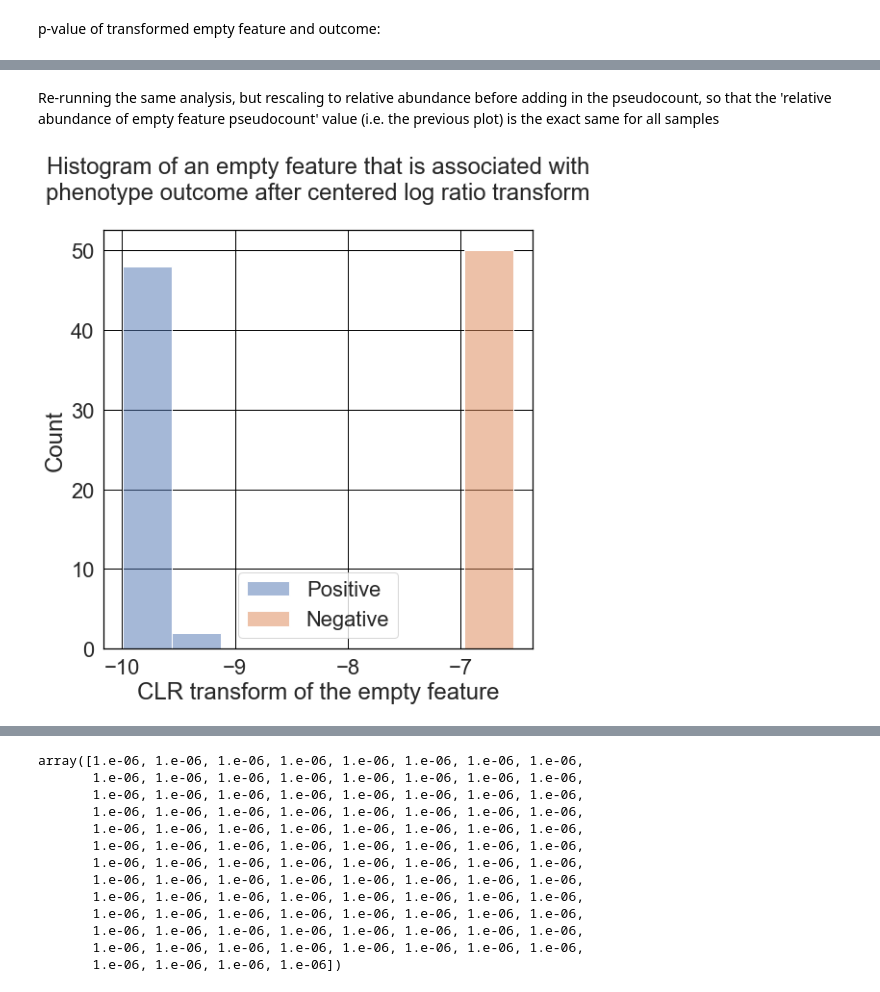
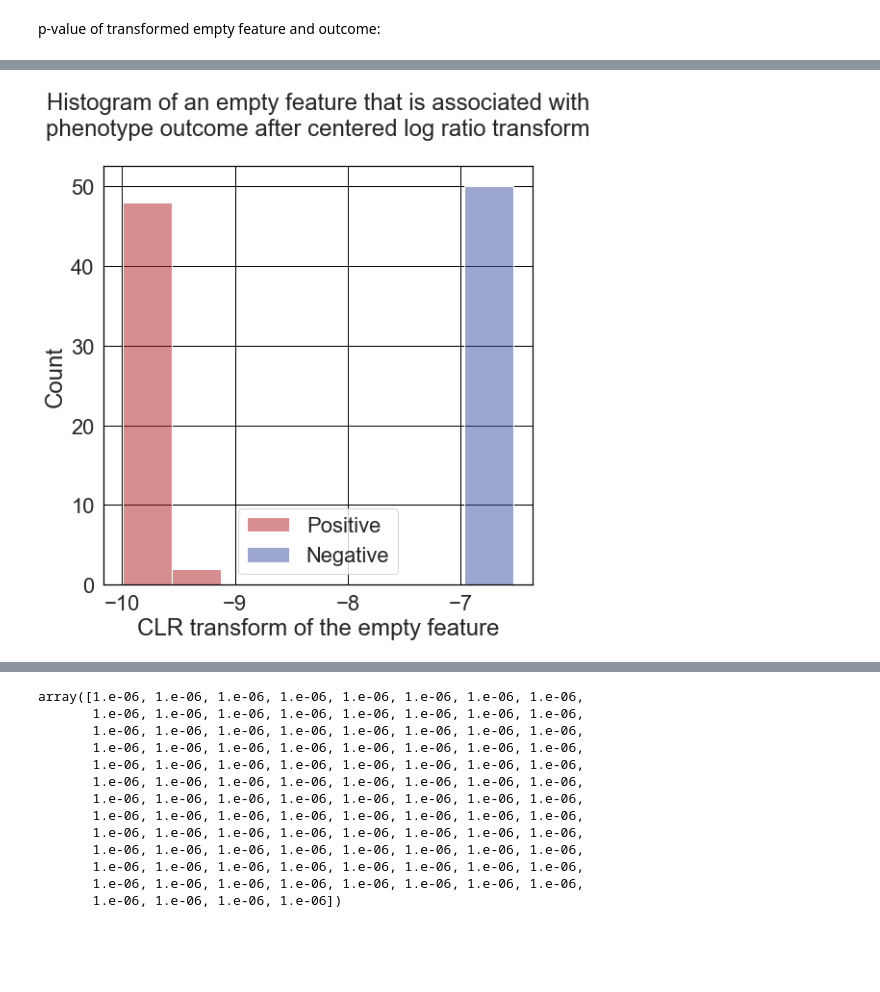
Before and after one commit to korem-lab/compositional-empty-features, a Jupyter notebook: Synthetic-dataset.ipynb, the cells around one changed output, grey strips where cells are left out. Saved outputs shown, nothing was run; the diff lists cells and outputs as text; code cells hidden in the pictures; blank space fills up the shorter version.

```diff
--- a/Synthetic-dataset.ipynb
+++ b/Synthetic-dataset.ipynb
@@ -87,2 +58,0 @@ plt.show()
-# %% [markdown]
-Re-running the same analysis, but rescaling to relative abundance before adding in the pseudocount, so that the 'relative abundance of empty feature pseudocount' value (i.e. the previous plot) is the exact same for all samples
@@ -93,19 +59,22 @@ Re-running the same analysis, but rescaling to relative abundance before adding
 # %%
 X_clr = clr( rescale( pseudocount + rescale(X) ) ) ## the second `rescale` is different
 # %%
+
 plt.figure(figsize=(8,8))
 ax=sns.histplot(x = X_clr[:, -1],
-             hue = ['Negative' if not i else 'Positive' for i in y]
+                hue = ['Negative' if not i else 'Positive' for i in y],
+                palette={'Negative':'#3b4ea2',
+                         'Positive':'#b11e23'}
              )
 plt.title("Histogram of an empty feature that is associated with\n"+\
             "phenotype outcome after centered log ratio transform\n"
          )
 plt.xlabel('CLR transform of the empty feature')
 plt.savefig('plots/Fig-1.pdf',
             dpi=900,
             bbox_inches='tight',
             format='pdf'
             )
 plt.show()
 # %% [output]
-[figure, old version]
+[figure, new version]
```
Also changed, not shown: parts of 17 cells of this notebook, 6 other files.
